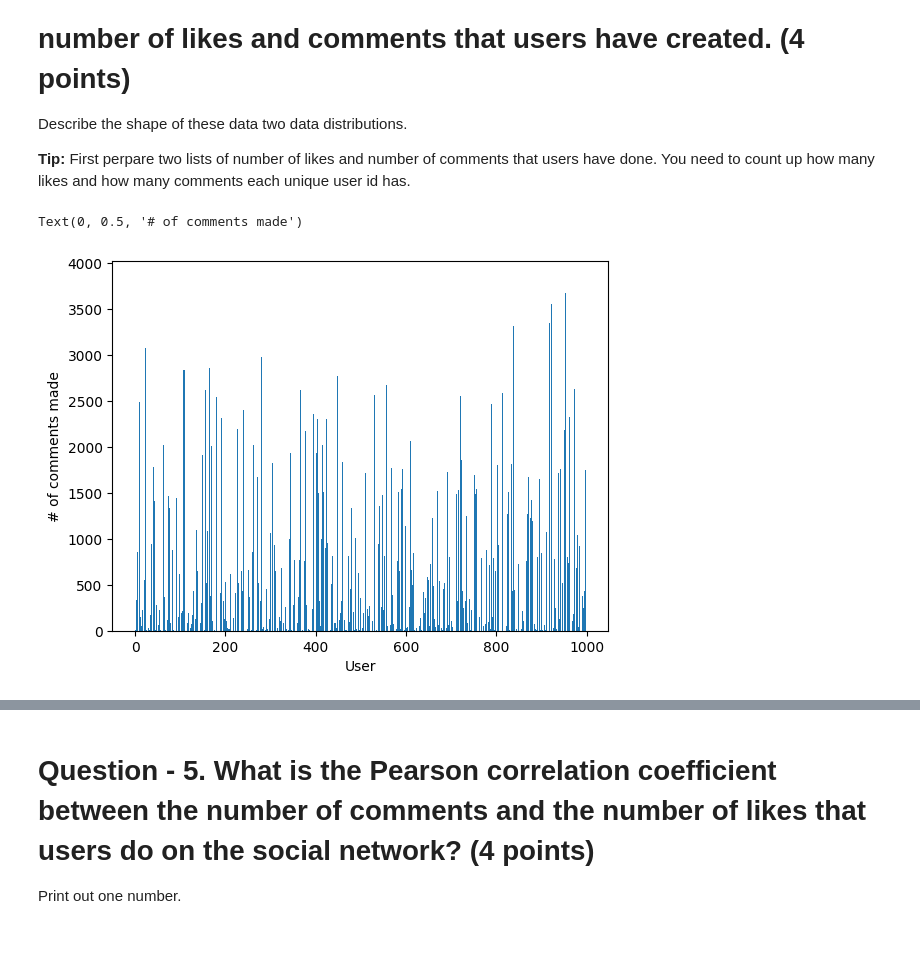
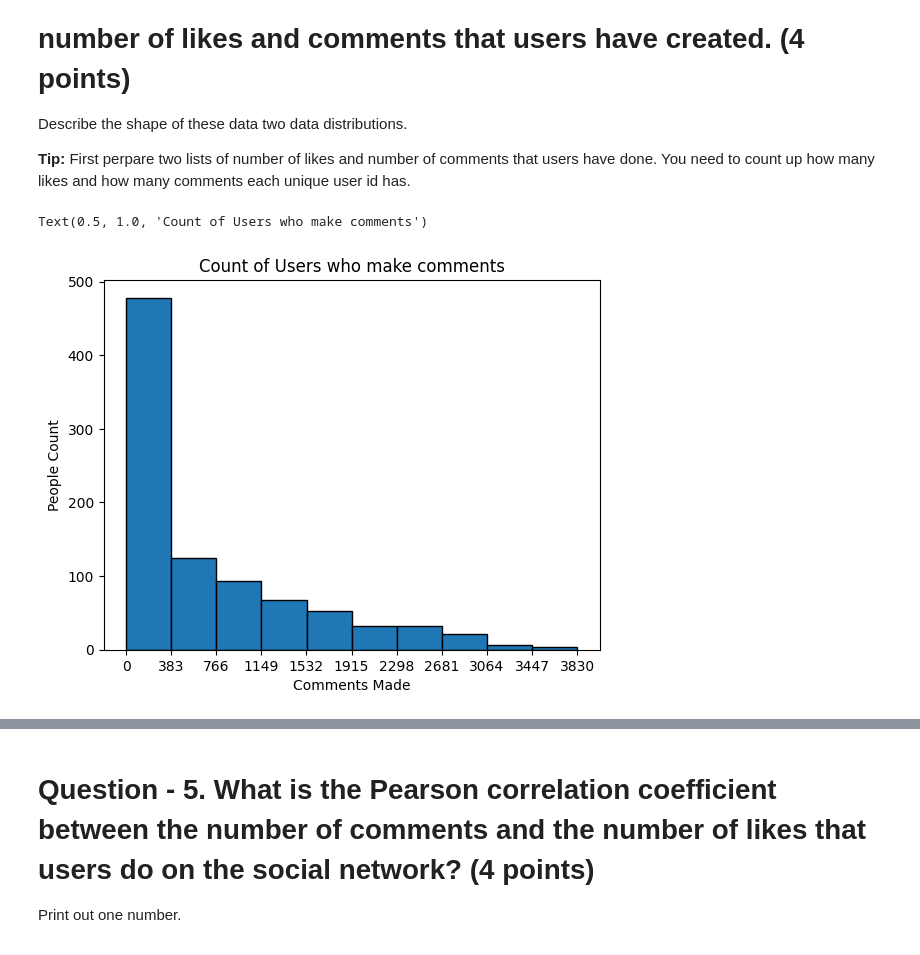
Before and after one commit to BictorFonseca/DataAnalysis, a Jupyter notebook: 329e_HW2 (1).ipynb, the cells around one changed output, grey strips where cells are left out. Drawn from its saved outputs; the diff is of its cells as text; code cells hidden in the pictures.

```diff
--- a/329e_HW2 (1).ipynb
+++ b/329e_HW2 (1).ipynb
@@ -233,14 +233,17 @@ Describe the shape of these data two data distributions.
 **Tip:** First perpare two lists of number of likes and number of comments that users have done. You need to count up how many likes and how many comments each unique user id has.
 # %%
 # Code here
+comments= comment_hasCreator_person.groupby('Person.id')["Comment.id"].count()
+#comments.sort_values(ascending=False,inplace=True)
+comments=pd.DataFrame(comments)
+plt.hist(comments['Comment.id'], bins=10, edgecolor='black')
+plt.xticks(ticks=range(0,4000,383))
+plt.xlabel('Comments Made')
+plt.ylabel('People Count')
+plt.title('Count of Users who make comments')
 
-#Comments
-comments= comment_hasCreator_person.groupby('Person.id')["Comment.id"].count()
-# comments.sort_values(ascending=False,inplace=True)
-# comments
-plt.bar(comments.index,comments.values)
-plt.xlabel('User')
-plt.ylabel('# of comments made')
+# Most users have commented between 0-383 times. With less and less users making more comments.
+# Right skewed shape.
 # %% [output]
-Text(0, 0.5, '# of comments made')
+Text(0.5, 1.0, 'Count of Users who make comments')
-[figure, old version]
+[figure, new version]
```
Also changed, not shown: parts of 2 cells of this notebook.
